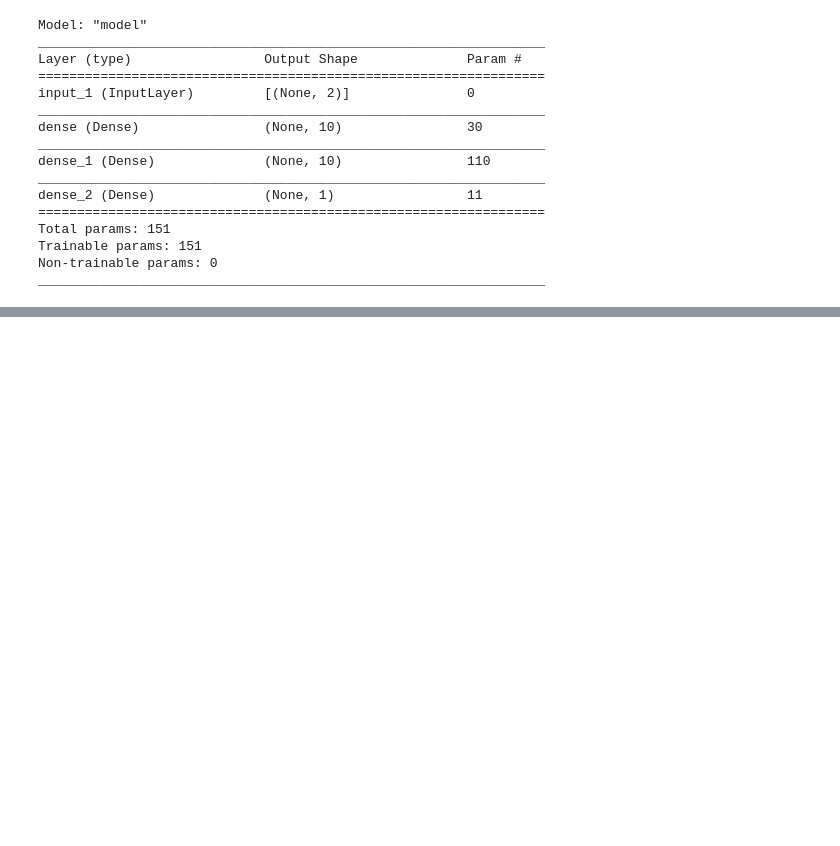
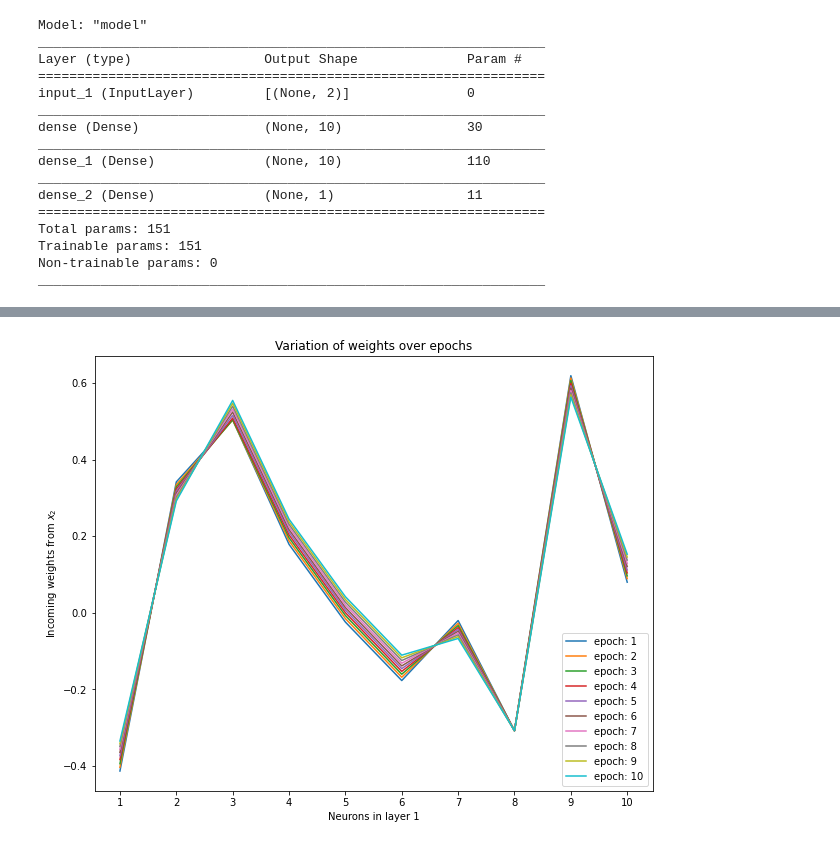
Before and after one commit to somnath1077/MachineLearningExercises, a Jupyter notebook: ML_Using_Python/activation_functions/nb01_relu.ipynb, the cells around one changed output, grey strips where cells are left out. Saved outputs shown, nothing was run; the diff lists cells and outputs as text; code cells hidden in the pictures; blank space fills up the shorter version.

```diff
--- a/ML_Using_Python/activation_functions/nb01_relu.ipynb
+++ b/ML_Using_Python/activation_functions/nb01_relu.ipynb
@@ -186,0 +220,15 @@ array([[-0.46205425],
+# %%
+fig, ax = plt.subplots(1, 1, figsize=(10, 8))
+x_vals = range(1, 10 + 1)
+
+for epoch in range(0, EPOCHS):
+    weights = weights_dict[epoch][0][1]
+    ax.plot(x_vals, weights, label=f'epoch: {epoch + 1}')
+
+ax.set_title('Variation of weights over epochs')
+ax.set_xticks(range(1, 11))
+ax.set_xlabel('Neurons in layer 1')
+ax.set_ylabel(r'Incoming weights from $x_2$')
+plt.legend();
+# %% [output]
+[figure, added]
```
Also changed, not shown: parts of 15 cells of this notebook.
